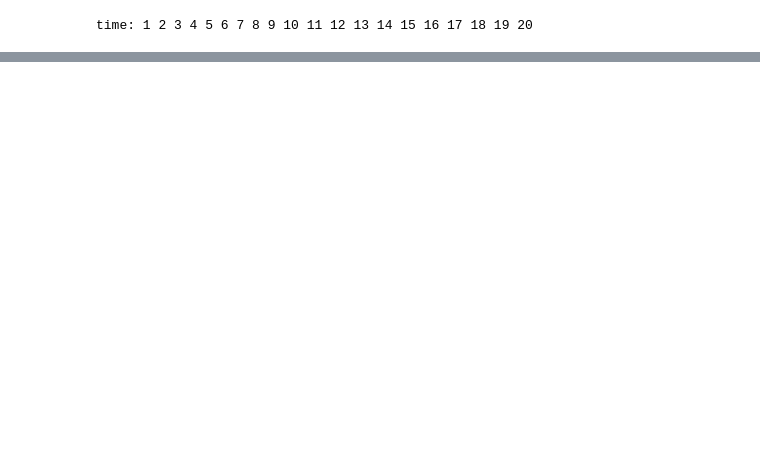
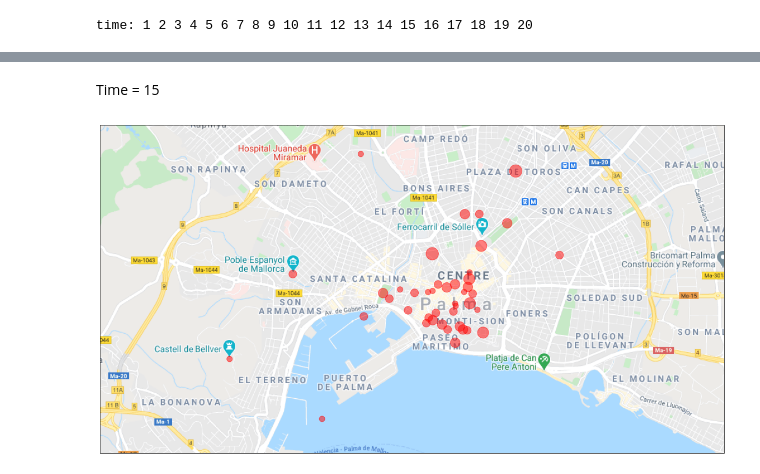
Before and after one commit to mariadelmarbibiloni/cruiseshiptourism, a Jupyter notebook: testpalma.ipynb, the cells around one changed output, grey strips where cells are left out. Cells and saved outputs as stored; diff of their text form; code cells hidden in the pictures; blank space fills up the shorter version.

```diff
--- a/testpalma.ipynb
+++ b/testpalma.ipynb
@@ -156,0 +153,12 @@ plt.show()
+# %%
+ntourists = 100
+time = 20
+summary_df = pd.DataFrame(np.zeros(shape=(time,tasks.shape[0])),
+                                 columns=tasks['place'].values)
+
+for tourist in range(0, ntourists):
+    get_tourist = Tourist(tasks, time)
+    get_tourist.tourist_route()
+    for t in range(0, time):
+        summary_df.iloc[t,get_tourist.task_route[t]] += 1
+    print("\n")
@@ -156,0 +204,34 @@ plt.show()
+# %% [markdown]
+Time = 15
+# %%
+# values
+latitude = tasks.latitude
+longitude = tasks.longitude
+sites = tasks.place
+n_tourists = summary_df.iloc[15]*100
+
+# Map background
+ffig = plt.figure(figsize=(20,25))
+
+tiler = cimgt.GoogleTiles()
+mercator = tiler.crs
+ax = plt.axes(projection=mercator)
+
+llcrnrlat=39.553956  # The lower left corner geographical latitude
+llcrnrlon=2.601714   # The lower left corner geographical longitude
+urcrnrlat=39.588358  # The upper right corner geographical latitude
+urcrnrlon=2.686728   # The upper left corner geographical latitude
+
+ax.set_extent([llcrnrlon,urcrnrlon, llcrnrlat, urcrnrlat], ccrs.PlateCarree())
+
+zoom = 14
+ax.add_image(tiler, zoom )
+
+ax.scatter(longitude,latitude, s=n_tourists,
+           color='red', alpha=0.5,
+           transform=ccrs.PlateCarree())
+
+
+plt.show()
+# %% [output]
+[figure, added]
```
Also changed, not shown: parts of 11 cells of this notebook.
